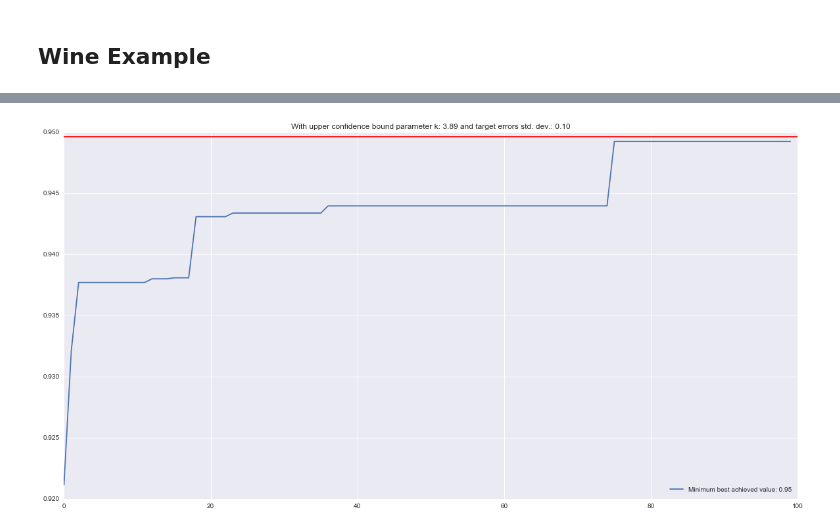
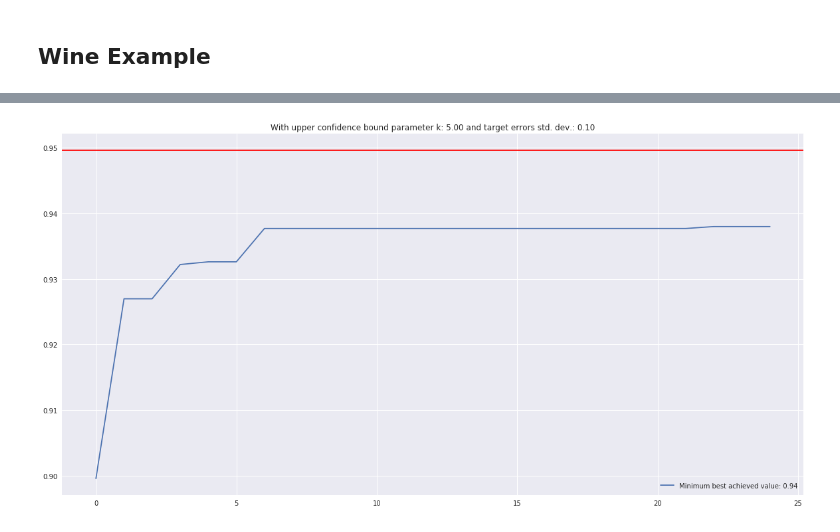
Before and after one commit to Westermann/bayes_opt, a Jupyter notebook: BayesianOptimizer.ipynb, the cells around one changed output, grey strips where cells are left out. Saved outputs shown, nothing was run; the diff lists cells and outputs as text; code cells hidden in the pictures.

```diff
--- a/BayesianOptimizer.ipynb
+++ b/BayesianOptimizer.ipynb
@@ -317,35 +71,0 @@ Best achieved in this run: 2.1636398549257865
-# %%
-for k in [3.291]:
-    for e in [.0001, .1]:
-        results = []
-        for i, kernel in enumerate([Matern(nu=.5), Matern(nu=2.), RBF(), RationalQuadratic()]):
-            all_scores = []
-            for r in range(10):
-                ro = RangeOptimizer({
-                    'x1': (-5., 10.),
-                    'x2': (0., 15.)
-                }, kernel=kernel, init_observations=[
-                    [1, 2, brannin_hoo(np.array([1, 2]), e_std=0.1)],
-                    [1, 2, brannin_hoo(np.array([0, 0]), e_std=0.1)]
-                ], acquisition_params={
-                    'k': k,
-                    'type': 'upper_confidence_bound'
-                })
-                for t in range(100):
-                    x = ro.suggest(return_dict=True)
-                    y = - brannin_hoo([x['x1'], x['x2']], e_std=e) # negative to turn mimization into maximization
-                    ro.update([x[fn] for fn in ro.feature_names], y)
-
-                print('Best achieved in this run: {}'.format(-ro.best_achieved[-1]))
-                all_scores.append(ro.best_achieved)
-
-            avg_scores = np.stack(all_scores, axis=1).min(axis=1)
-            results.append((avg_scores,str(kernel)))
-
-        plt.figure(figsize=(20,10))
-        for i, r in enumerate(results):
-            plt.plot(r[0][1:], label='{} Minimum best achieved value: {:.2f}'.format(r[1], -np.max(r[0][1:])))
-
-        plt.title('With upper confidence bound parameter k: {:.2f} and target errors std. dev.: {:.2f}'.format(k, e))
-        plt.legend(loc=4)
-        plt.show()
@@ -463,7 +155,7 @@ wine.data           100%[===================>]  10.53K  --.-KB/s    in 0.001s
 1,14.83,1.64,2.17,14,97,2.8,2.98,.29,1.98,5.2,1.08,2.85,1045
 1,13.86,1.35,2.27,16,98,2.98,3.15,.22,1.85,7.22,1.01,3.55,1045
 # %%
- data = pd.read_csv('wine.data', header=None, encoding='utf-8', delimiter=',')
+data = pd.read_csv('wine.data', header=None, encoding='utf-8', delimiter=',')
 targets = data.iloc[:,0] - 1  # reindex from 0 for XGBoost
 features = data.iloc[:,1:]
 
@@ -492,10 +184,10 @@ def cross_validate_xgb(features, targets, params, n_splits=2):
     return np.mean(results)
 
 e = .1
-k = 3.89
+k = 5
 opts = []
 all_results = []
-for r in range(10):
+for r in range(100):
     results = []
     opts = []
     for kernel in [Matern(nu=1/2), Matern(nu=3/2), Matern(nu=5/2), RBF(), RationalQuadratic()]:
@@ -508,32 +200,32 @@ for r in range(10):
             [10, 2, .5, cross_validate_xgb(features, targets, {'max_depth':2, 'n_estimators': 10, 'eta': .5})]
         ], acquisition_params={
             'k': k,
             'type': 'upper_confidence_bound'
         })
         opts.append(ro)
 
-    for t in range(100):
+    for t in range(25):
         if t > 5:
             lls = [ro.model.log_marginal_likelihood_value_ for ro in opts]
             best_opt_index = np.argmax(lls)
             x = opts[best_opt_index].suggest(return_dict=True)
         else:
             x = np.random.choice(opts).suggest(return_dict=True)
 
         y = cross_validate_xgb(features, targets, x) # negative to turn mimization into maximization
         results.append(y)
         [ro.update([x[fn] for fn in ro.feature_names], y) for ro in opts]
         results[-1] = np.max([y, np.max(results)])
 
     all_results.append(results)
 
 min_results = np.stack(all_results, axis=1).min(axis=1)
 
 plt.figure(figsize=(20,10))
 plt.plot(min_results, label='Minimum best achieved value: {:.2f}'.format(np.max(min_results[1:])))
 plt.title('With upper confidence bound parameter k: {:.2f} and target errors std. dev.: {:.2f}'.format(k, e))
 plt.legend(loc=4)
 plt.axhline(np.max(all_results), c='r')
 plt.show()
 # %% [output]
-[figure, old version]
+[figure, new version]
```
Also changed, not shown: parts of 11 cells of this notebook, 1 other file.
